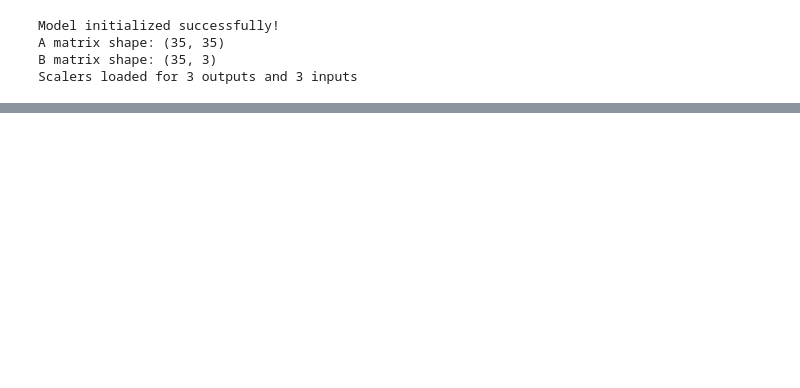
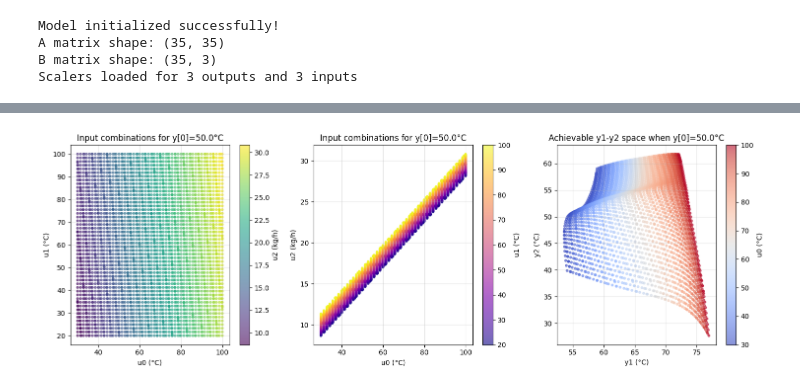
Before and after one commit to PatrikValabek/offset-free-koopman-mpc, a Jupyter notebook: pausterization_unit/control_sim/tests.ipynb, the cells around one changed output, grey strips where cells are left out. Cells and saved outputs as stored; diff of their text form; code cells hidden in the pictures; blank space fills up the shorter version.

```diff
--- a/pausterization_unit/control_sim/tests.ipynb
+++ b/pausterization_unit/control_sim/tests.ipynb
@@ -37,6 +35,7 @@ B matrix shape: (35, 3)
 Scalers loaded for 3 outputs and 3 inputs
 # %%
 scaler = joblib.load(os.path.join('../data', 'scaler.pkl'))
+scalerU = joblib.load(os.path.join('../data', 'scalerU.pkl'))
 # %%
 u = np.zeros((3, 1))
 baseline_inference.get_x(np.zeros((3, 1)))
@@ -79,0 +294,38 @@ print(scaler.inverse_transform(y.reshape(1, -1))[0])
+# %%
+# Visualize the solution space
+fig = plt.figure(figsize=(15, 5))
+
+# Plot 1: u0 vs u1, colored by u2
+ax1 = fig.add_subplot(131)
+scatter1 = ax1.scatter(valid_u[:, 0], valid_u[:, 1], c=valid_u[:, 2],
+                       cmap='viridis', alpha=0.6, s=10)
+ax1.set_xlabel('u0 (°C)')
+ax1.set_ylabel('u1 (°C)')
+ax1.set_title(f'Input combinations for y[0]={target_y0}°C')
+ax1.grid(True, alpha=0.3)
+plt.colorbar(scatter1, ax=ax1, label='u2 (kg/h)')
+
+# Plot 2: u0 vs u2, colored by u1
+ax2 = fig.add_subplot(132)
+scatter2 = ax2.scatter(valid_u[:, 0], valid_u[:, 2], c=valid_u[:, 1],
+                       cmap='plasma', alpha=0.6, s=10)
+ax2.set_xlabel('u0 (°C)')
+ax2.set_ylabel('u2 (kg/h)')
+ax2.set_title(f'Input combinations for y[0]={target_y0}°C')
+ax2.grid(True, alpha=0.3)
+plt.colorbar(scatter2, ax=ax2, label='u1 (°C)')
+
+# Plot 3: Output space (y1 vs y2), colored by which input is dominant
+ax3 = fig.add_subplot(133)
+scatter3 = ax3.scatter(valid_y[:, 1], valid_y[:, 2], c=valid_u[:, 0],
+                       cmap='coolwarm', alpha=0.6, s=10)
+ax3.set_xlabel('y1 (°C)')
+ax3.set_ylabel('y2 (°C)')
+ax3.set_title(f'Achievable y1-y2 space when y[0]={target_y0}°C')
+ax3.grid(True, alpha=0.3)
+plt.colorbar(scatter3, ax=ax3, label='u0 (°C)')
+
+plt.tight_layout()
+plt.show()
+# %% [output]
+[figure, added]
```
Also changed, not shown: parts of 18 cells of this notebook, 42 other files.
